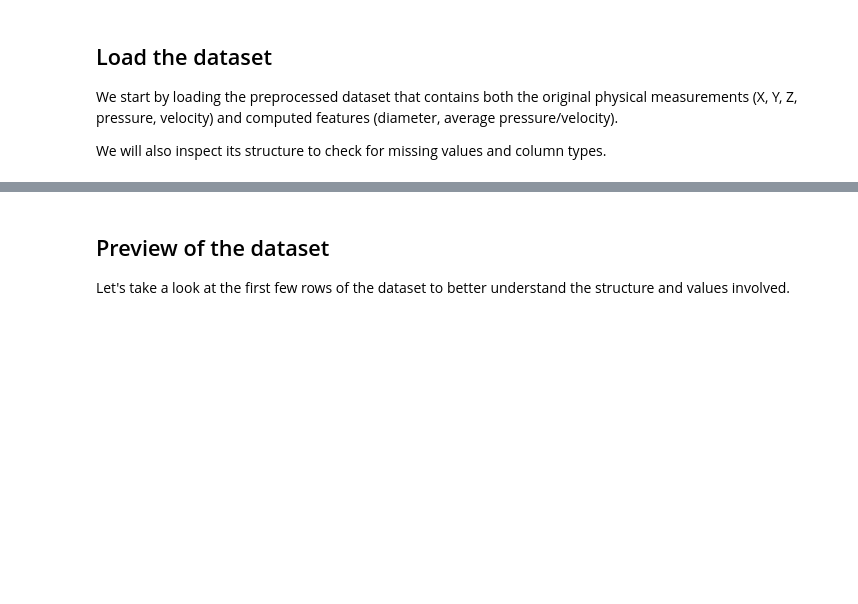
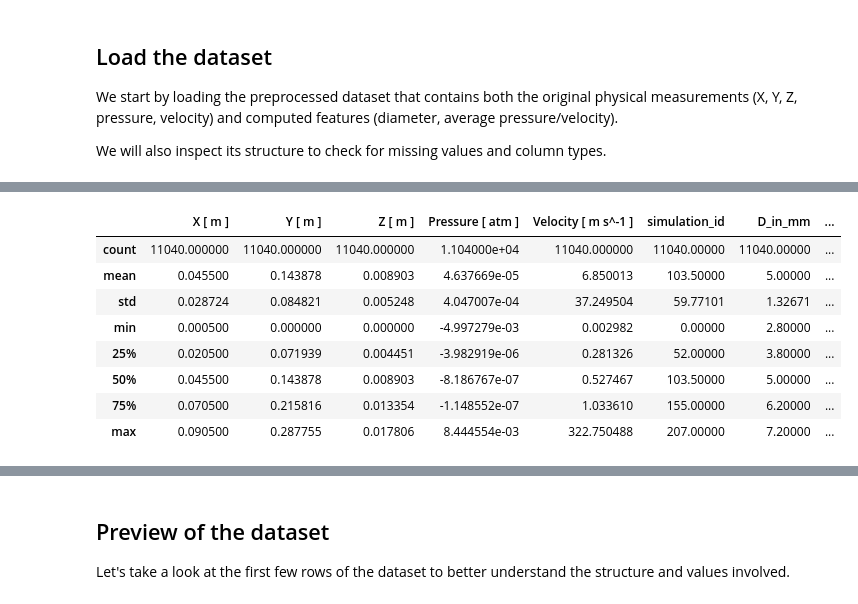
Before and after one commit to lucasmcmatos/machine-learning-spray-jets-diameters-prediction, a Jupyter notebook: notebooks/01-analise-exploratoria.ipynb, the cells around one changed output, grey strips where cells are left out. Drawn from its saved outputs; the diff is of its cells as text; code cells hidden in the pictures; blank space fills up the shorter version.

```diff
--- a/notebooks/01-analise-exploratoria.ipynb
+++ b/notebooks/01-analise-exploratoria.ipynb
@@ -67,0 +68,12 @@ memory usage: 808.7 KB
+# %%
+df.describe()
+# %% [output]
+|  | X [ m ] | Y [ m ] | Z [ m ] | Pressure [ atm ] | Velocity [ m s^-1 ] | simulation_id | D_in_mm | ... |
+| count | 11040.000000 | 11040.000000 | 11040.000000 | 1.104000e+04 | 11040.000000 | 11040.00000 | 11040.00000 | ... |
+| mean | 0.045500 | 0.143878 | 0.008903 | 4.637669e-05 | 6.850013 | 103.50000 | 5.00000 | ... |
+| std | 0.028724 | 0.084821 | 0.005248 | 4.047007e-04 | 37.249504 | 59.77101 | 1.32671 | ... |
+| min | 0.000500 | 0.000000 | 0.000000 | -4.997279e-03 | 0.002982 | 0.00000 | 2.80000 | ... |
+| 25% | 0.020500 | 0.071939 | 0.004451 | -3.982919e-06 | 0.281326 | 52.00000 | 3.80000 | ... |
+| 50% | 0.045500 | 0.143878 | 0.008903 | -8.186767e-07 | 0.527467 | 103.50000 | 5.00000 | ... |
+| 75% | 0.070500 | 0.215816 | 0.013354 | -1.148552e-07 | 1.033610 | 155.00000 | 6.20000 | ... |
+| max | 0.090500 | 0.287755 | 0.017806 | 8.444554e-03 | 322.750488 | 207.00000 | 7.20000 | ... |
```
Also changed, not shown: parts of 2 cells of this notebook, 15 other files.
